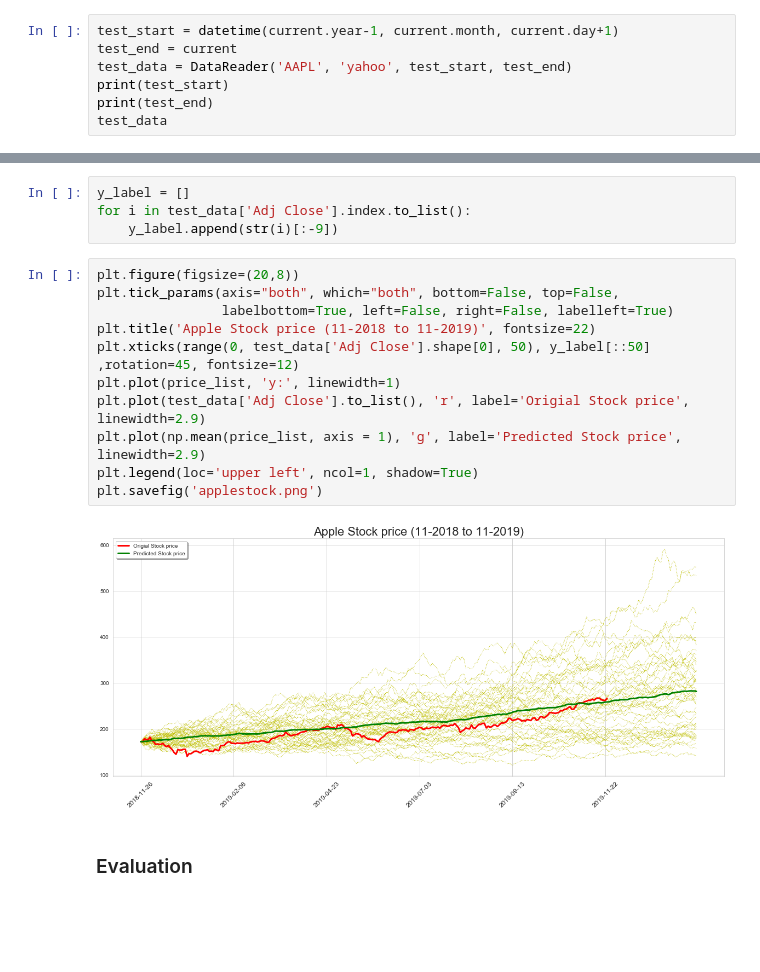
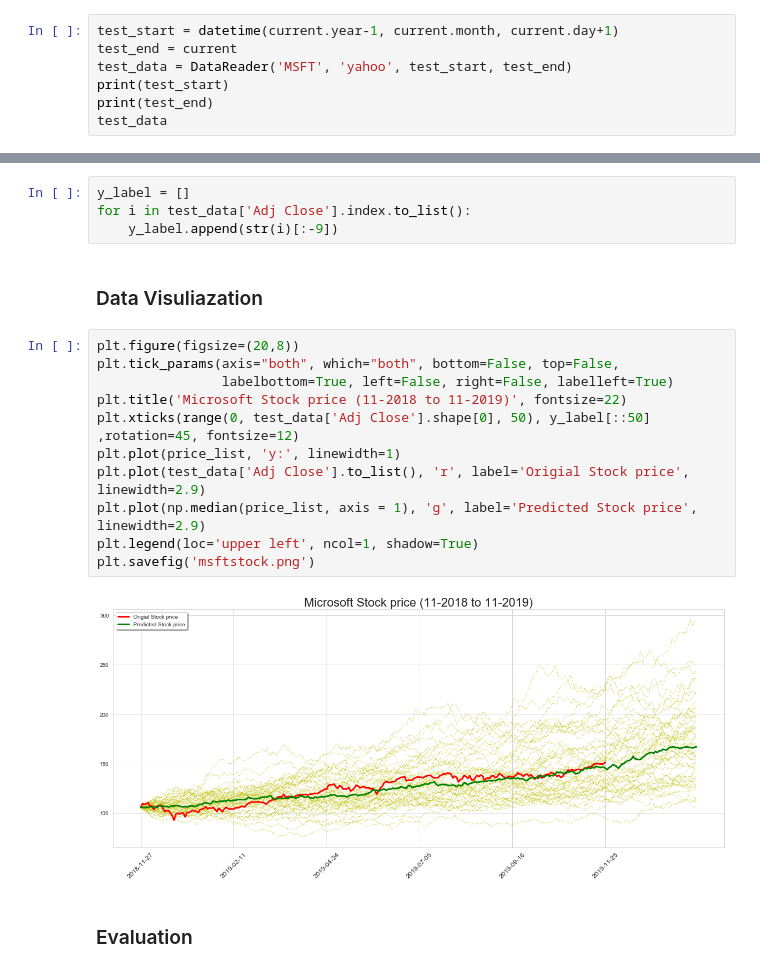
Before and after one commit to aditya0697/Stock_Market_Analysis_and_Prediction, a Jupyter notebook: monte_carlo.ipynb, the cells around one changed output, grey strips where cells are left out. Saved outputs shown, nothing was run; the diff lists cells and outputs as text; blank space fills up the shorter version.

```diff
--- a/monte_carlo.ipynb
+++ b/monte_carlo.ipynb
@@ -47,7 +40,7 @@ train_data
 # %%
 test_start = datetime(current.year-1, current.month, current.day+1)
 test_end = current
-test_data = DataReader('AAPL', 'yahoo', test_start, test_end)
+test_data = DataReader('MSFT', 'yahoo', test_start, test_end)
 print(test_start)
 print(test_end)
 test_data
@@ -154,19 +137,21 @@ array([[172.03517151, 172.03517151, 172.03517151, ..., 172.03517151,
 y_label = []
 for i in test_data['Adj Close'].index.to_list():
     y_label.append(str(i)[:-9])
+# %% [markdown]
+### Data Visuliazation
 # %%
 plt.figure(figsize=(20,8))
 plt.tick_params(axis="both", which="both", bottom=False, top=False,
                 labelbottom=True, left=False, right=False, labelleft=True)
-plt.title('Apple Stock price (11-2018 to 11-2019)', fontsize=22)
+plt.title('Microsoft Stock price (11-2018 to 11-2019)', fontsize=22)
 plt.xticks(range(0, test_data['Adj Close'].shape[0], 50), y_label[::50] ,rotation=45, fontsize=12)
 plt.plot(price_list, 'y:', linewidth=1)
 plt.plot(test_data['Adj Close'].to_list(), 'r', label='Origial Stock price', linewidth=2.9)
-plt.plot(np.mean(price_list, axis = 1), 'g', label='Predicted Stock price', linewidth=2.9)
+plt.plot(np.median(price_list, axis = 1), 'g', label='Predicted Stock price', linewidth=2.9)
 plt.legend(loc='upper left', ncol=1, shadow=True)
-plt.savefig('applestock.png')
+plt.savefig('msftstock.png')
 # %% [output]
-[figure, old version]
+[figure, new version]
 # %% [markdown]
 ### Evaluation
 # %%
```
Also changed, not shown: parts of 16 cells of this notebook, 2 other files.
